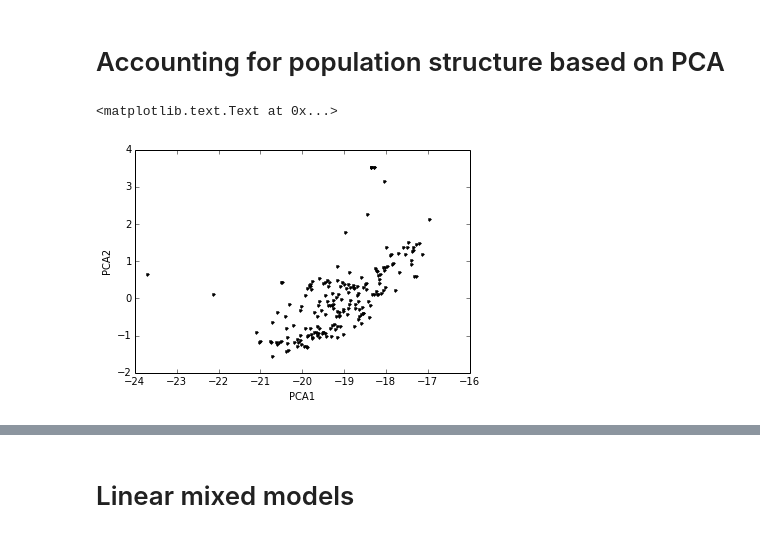
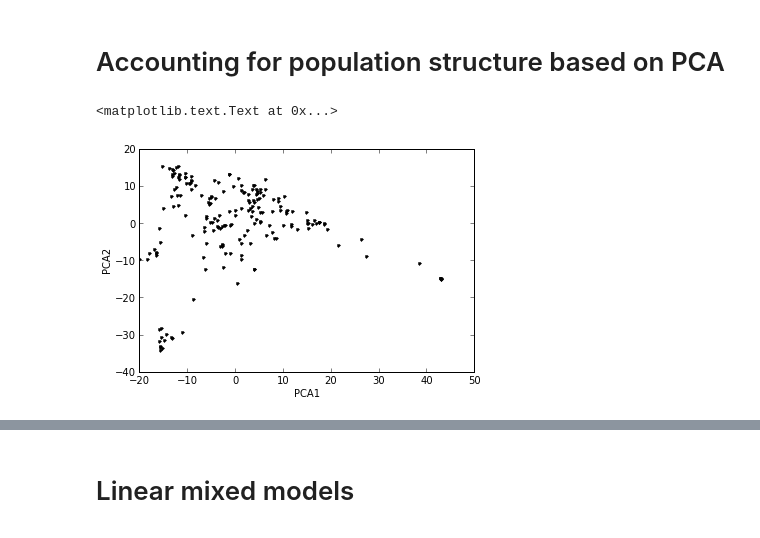
Before and after one commit to PMBio/limix-tutorials, a Jupyter notebook: linear_mixed_models/QTL_mapping2.ipynb, the cells around one changed output, grey strips where cells are left out. Saved outputs shown, nothing was run; the diff lists cells and outputs as text; code cells hidden in the pictures.

```diff
--- a/linear_mixed_models/QTL_mapping2.ipynb
+++ b/linear_mixed_models/QTL_mapping2.ipynb
@@ -94,14 +94,15 @@ for ip in xrange(len(phenotype_names)):
 # %% [markdown]
 # Accounting for population structure based on PCA
+# %%
+#compute principal components from the SNP data
+import sklearn.decomposition.pca as pca
+pc = pca.PCA()
+pc_snps = pc.fit_transform(snps)
 # %%
-# correcting for population structure
-# PCA analayis
-import limix.stats.pca as pca
-
-[snpsX,snpsW] = pca.PCA(snps,components=100)
-pl.plot(snpsX[:,0],snpsX[:,1],'k.')
+#pc_snps = pc.transform(snps)
+pl.plot(pc_snps[:,0],pc_snps[:,1],'k.')
 pl.xlabel('PCA1')
 pl.ylabel('PCA2')
 # %% [output]
 <matplotlib.text.Text at 0x...>
-[figure, old version]
+[figure, new version]
```
Also changed, not shown: parts of 6 cells of this notebook.
